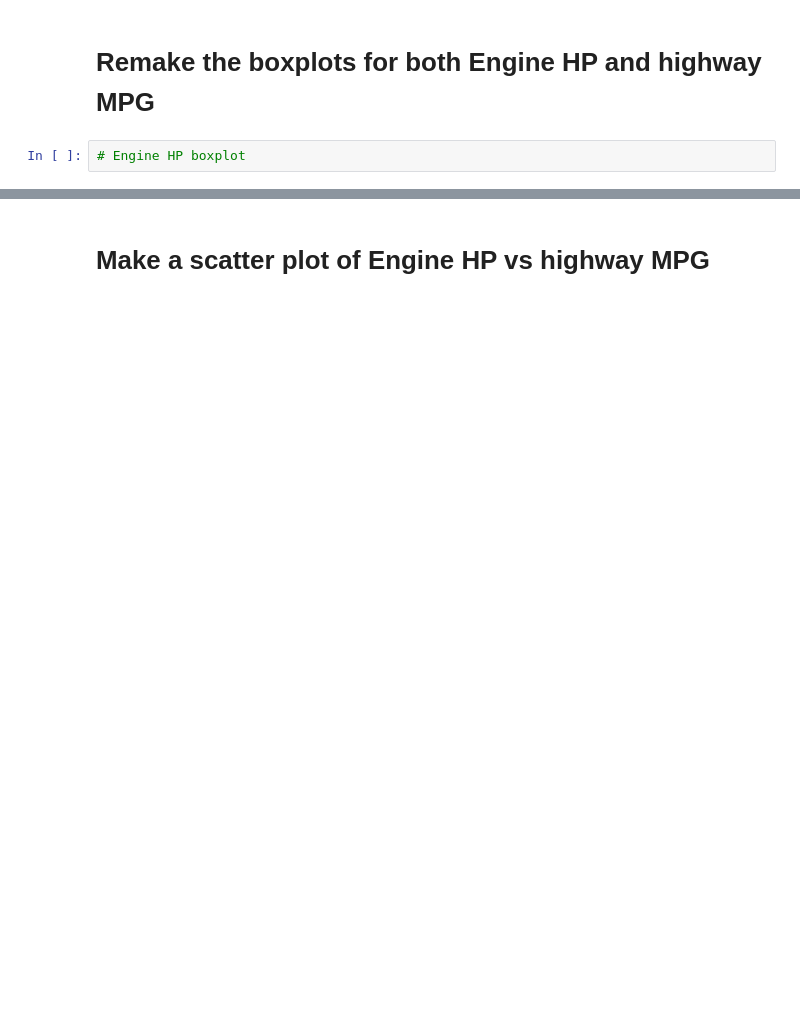
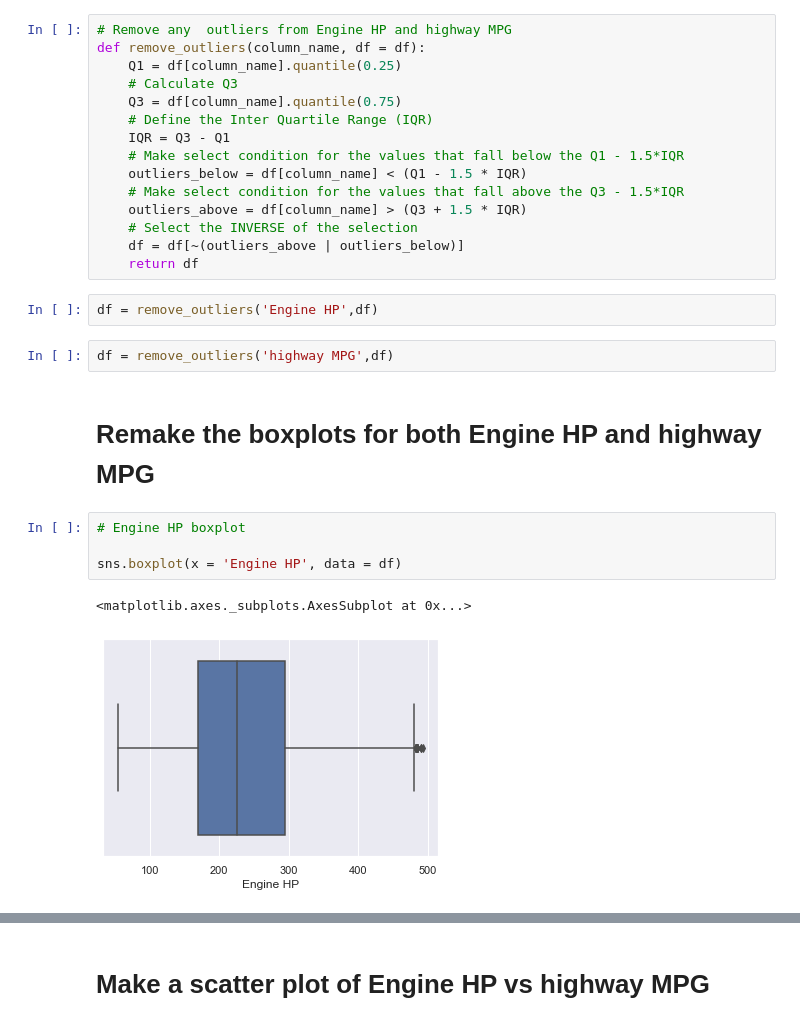
Before and after one commit to JorgeGranda72/2021-fall-data-science, a Jupyter notebook: Week-02-EDA/Exercise-EDA.ipynb, the cells around one changed output, grey strips where cells are left out. Saved outputs shown, nothing was run; the diff lists cells and outputs as text; blank space fills up the shorter version.

```diff
--- a/Week-02-EDA/Exercise-EDA.ipynb
+++ b/Week-02-EDA/Exercise-EDA.ipynb
@@ -325,6 +323,30 @@ sns.boxplot(x = "highway MPG", data = df)
+# %%
+# Remove any  outliers from Engine HP and highway MPG
+def remove_outliers(column_name, df = df):
+    Q1 = df[column_name].quantile(0.25)
+    # Calculate Q3
+    Q3 = df[column_name].quantile(0.75)
+    # Define the Inter Quartile Range (IQR)
+    IQR = Q3 - Q1
+    # Make select condition for the values that fall below the Q1 - 1.5*IQR
+    outliers_below = df[column_name] < (Q1 - 1.5 * IQR)
+    # Make select condition for the values that fall above the Q3 - 1.5*IQR
+    outliers_above = df[column_name] > (Q3 + 1.5 * IQR)
+    # Select the INVERSE of the selection
+    df = df[~(outliers_above | outliers_below)]
+    return df
+# %%
+df = remove_outliers('Engine HP',df)
+# %%
+df = remove_outliers('highway MPG',df)
 # %% [markdown]
 # Remake the boxplots for both Engine HP and highway MPG
 # %%
 # Engine HP boxplot
+
+sns.boxplot(x = 'Engine HP', data = df)
+# %% [output]
+<matplotlib.axes._subplots.AxesSubplot at 0x...>
+[figure, added]
 # %%
 # highway MPG boxplot
```
Also changed, not shown: parts of 7 cells of this notebook, 2 other files.
